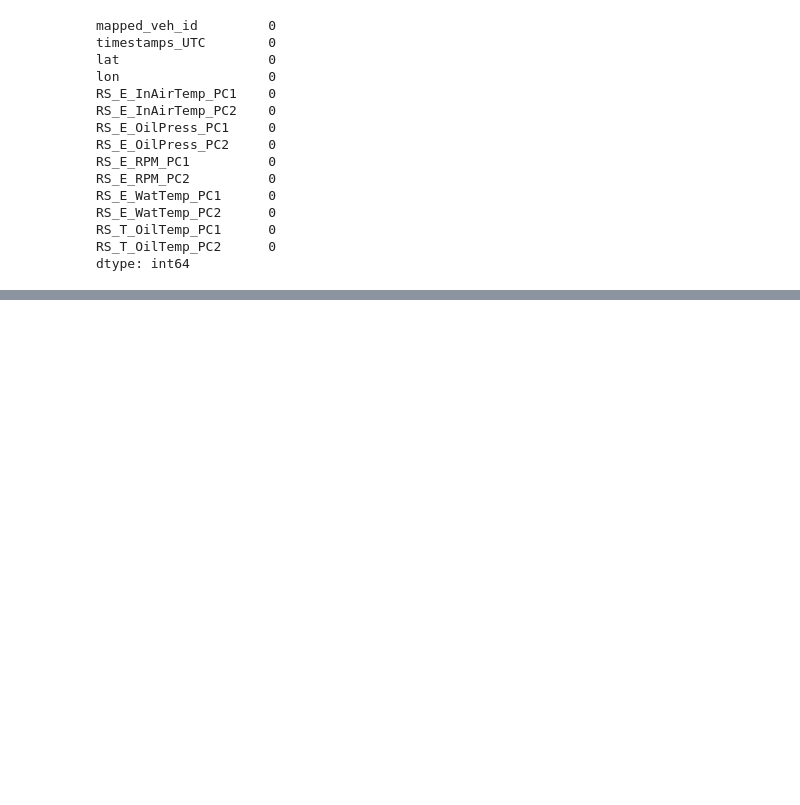
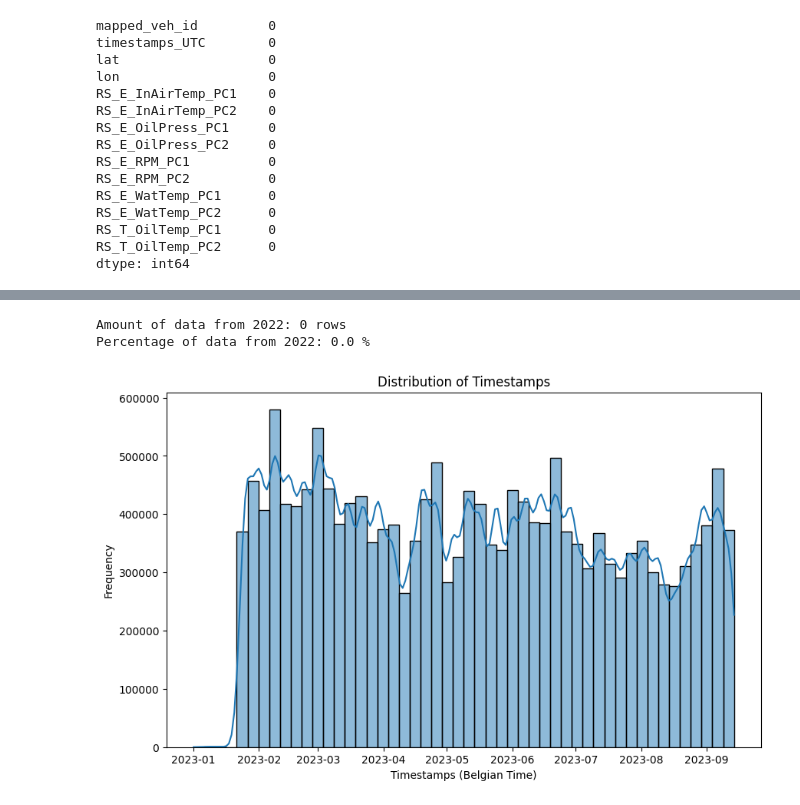
Before and after one commit to isakovaad/BDMA-projects, a Jupyter notebook: data-mining-project/data-mining-project.ipynb, the cells around one changed output, grey strips where cells are left out. Saved outputs shown, nothing was run; the diff lists cells and outputs as text; code cells hidden in the pictures; blank space fills up the shorter version.

```diff
--- a/data-mining-project/data-mining-project.ipynb
+++ b/data-mining-project/data-mining-project.ipynb
@@ -273,0 +317,8 @@ sns.boxplot(x=df['RS_E_InAirTemp_PC2'])
+# %%
+df['timestamps_UTC'] = pd.to_datetime(df['timestamps_UTC'], utc=True)
+# Convert UTC timestamp to belgian timestamp
+dst_start = pd.Timestamp('2023-03-26 01:00:00', tz='UTC')
+after_dst_start = df['timestamps_UTC'] >= dst_start
+# For timestamps before DST start, add 1 hour, and for those after, add 2 hours
+df['timestamps_Belgian'] = df['timestamps_UTC'] + pd.to_timedelta(after_dst_start * 1, unit='h')
+del after_dst_start
@@ -273,0 +327,20 @@ sns.boxplot(x=df['RS_E_InAirTemp_PC2'])
+# %%
+def plot_timestamps(df):
+  plt.figure(figsize=(10, 6))
+  sns.histplot(df, bins=50, kde=True)
+  plt.xlabel('Timestamps (Belgian Time)')
+  plt.ylabel('Frequency')
+  plt.title('Distribution of Timestamps')
+  plt.show()
+
+before_2023 = df[df['timestamps_Belgian'].dt.year < 2023]
+print('Amount of data from 2022:', before_2023.shape[0], 'rows')
+print('Percentage of data from 2022:', round(before_2023.shape[0]/df.shape[0] * 100, 5) ,'%')
+
+# Removing the data from 2022
+df = df[df['timestamps_UTC'].dt.year >= 2023]
+plot_timestamps(df['timestamps_Belgian'])
+# %% [output]
+Amount of data from 2022: 0 rows
+Percentage of data from 2022: 0.0 %
+[figure, added]
```
Also changed, not shown: parts of 17 cells of this notebook.
